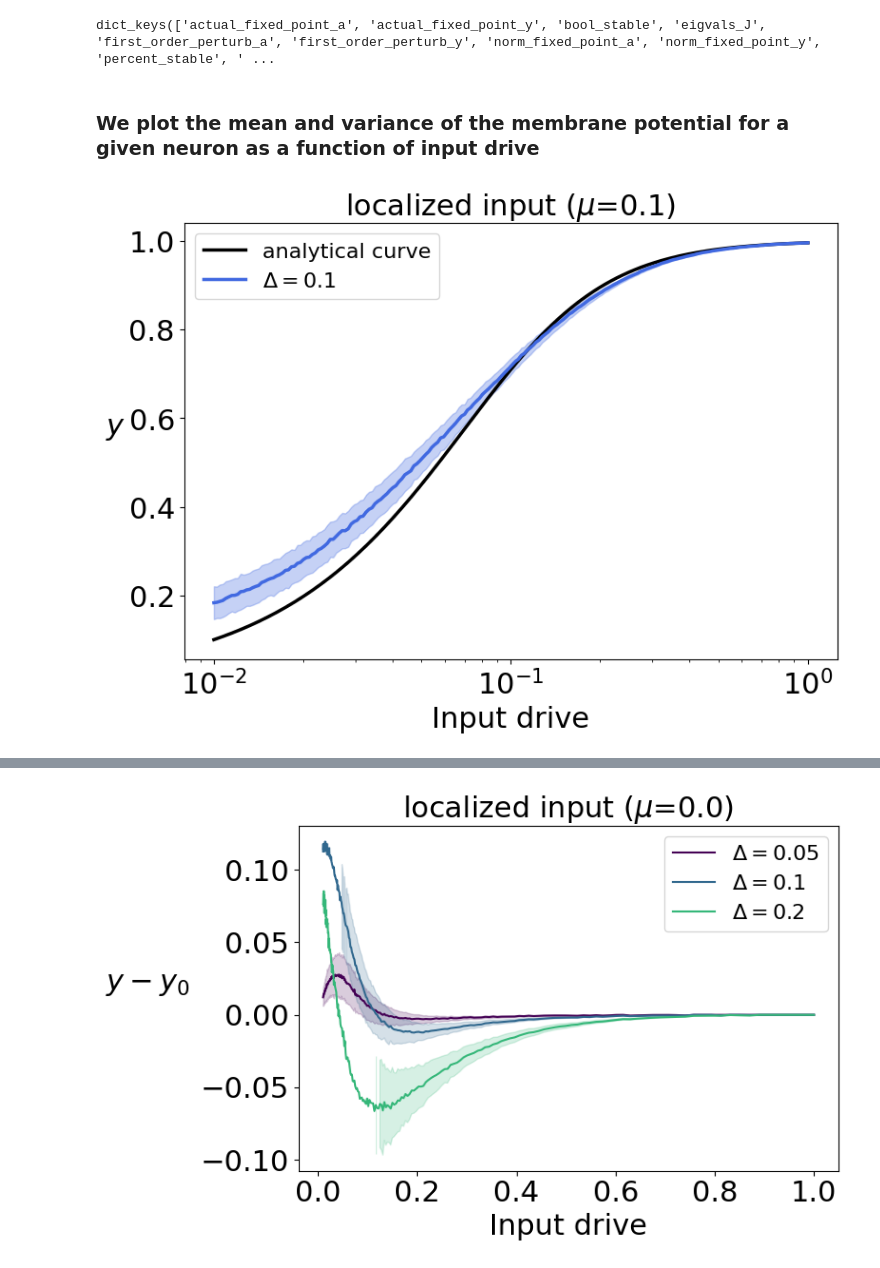
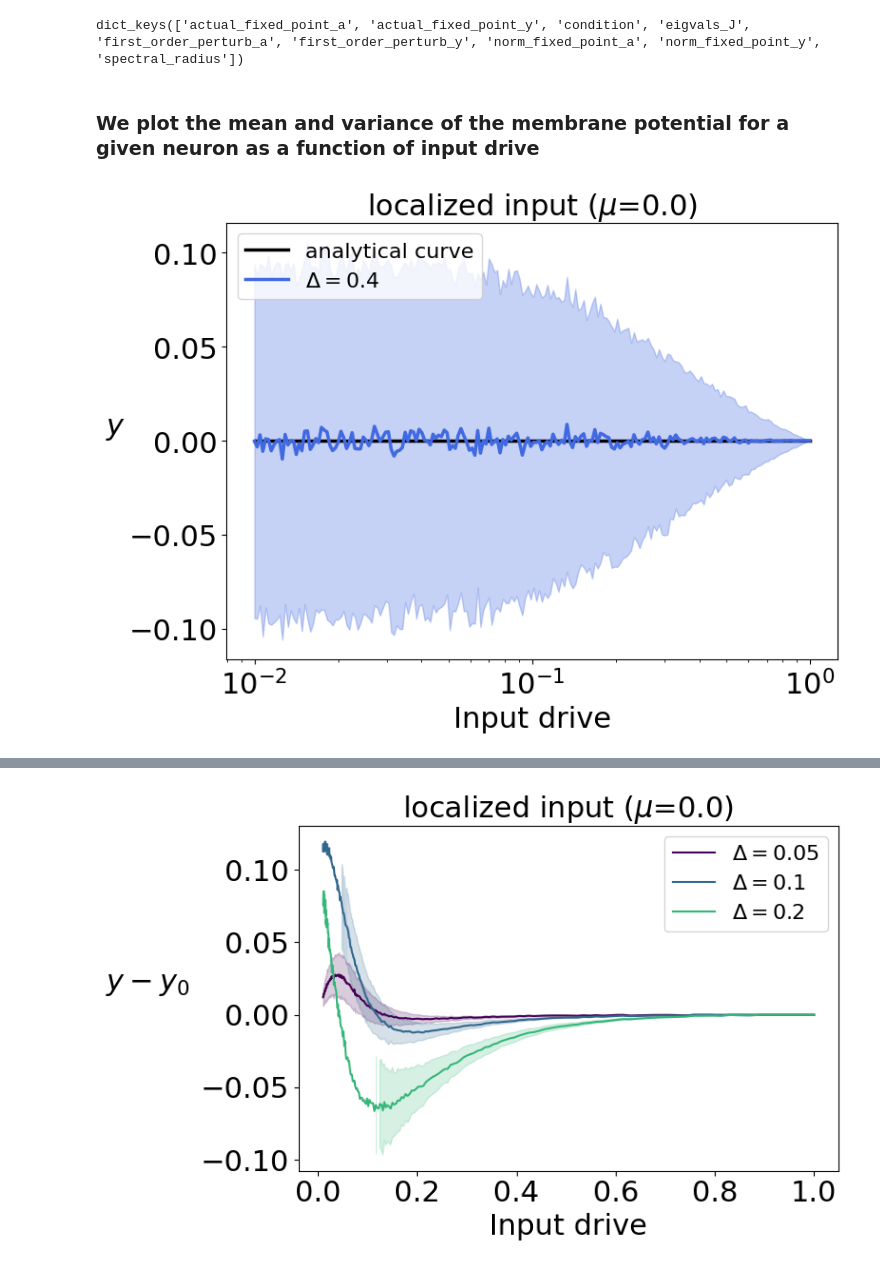
Before and after one commit to shivangrawat/perturbed_organics, a Jupyter notebook: examples/plot_lines_localized.ipynb, the cells around one changed output, grey strips where cells are left out. Drawn from its saved outputs; the diff is of its cells as text; code cells hidden in the pictures.

Commit message:
added plotting code

```diff
--- a/examples/plot_lines_localized.ipynb
+++ b/examples/plot_lines_localized.ipynb
@@ -20,10 +20,10 @@ import perturbed_organics.utils as utils
 # device = torch.device("cuda" if torch.cuda.is_available() else "cpu")
 # %%
 input_type = 'localized'
-mu = "0.1"
+mu = "0.0"
 mu_val = float(mu)
 
-folder_path = f'/vast/sr6364/perturbed_organics/data/sup/{input_type}/'
+folder_path = f'/vast/sr6364/perturbed_organics/data/adaptive_main/{input_type}/'
 # %%
 # This dictionary will map each tensor name (file name without .pt)
 # to a dictionary that maps deltaval values to the loaded tensor.
@@ -77,7 +77,7 @@ input_range = np.array(params['input_range'])
 # %%
 all_data.keys()
 # %% [output]
-dict_keys(['actual_fixed_point_a', 'actual_fixed_point_y', 'bool_stable', 'eigvals_J', 'first_order_perturb_a', 'first_order_perturb_y', 'norm_fixed_point_a', 'norm_fixed_point_y', 'percent_stable', ' ...
+dict_keys(['actual_fixed_point_a', 'actual_fixed_point_y', 'condition', 'eigvals_J', 'first_order_perturb_a', 'first_order_perturb_y', 'norm_fixed_point_a', 'norm_fixed_point_y', 'spectral_radius'])
 # %%
 actual_fp_y_dict = all_data['actual_fixed_point_y']
 norm_fp_y_dict = all_data['norm_fixed_point_y']
@@ -85,7 +85,7 @@ eigvals_dict = all_data['eigvals_J']
 # %% [markdown]
 ### We plot the mean and variance of the membrane potential for a given neuron as a function of input drive
 # %%
-idx = 0  # index of the neuron to plot the vals for
+idx = 1  # index of the neuron to plot the vals for
 # %%
 norm_sol_idx = []
 for input_norm in input_range:
@@ -105,7 +105,7 @@ plt.figure(figsize=(8, 6))
 
 # Get all the delta values and sort them (assuming they are numeric)
 # delta_keys = sorted(actual_fp_y_dict.keys())
-delta_keys = [0.1]
+delta_keys = [0.4]
 min_delta = min(delta_keys)
 max_delta = max(delta_keys)
 
@@ -116,34 +116,34 @@ for i, delta_val in enumerate(delta_keys):
     actual_fp_y = actual_fp_y_dict[delta_val]
     norm_fixed_point_y = norm_fp_y_dict[delta_val]
 
     y_val = actual_fp_y[:, :, :, idx]
 
     # y_ratio_mean = torch.mean(y_ratio, dim=2)
     y_val_mean = torch.nanmean(y_val, dim=2)
 
     # y_val_std = torch.std(y_val, dim=2) / np.sqrt(num_trials)
     y_val_std = utils.nanstd(y_val, dim=2)
 
     # plot = plt.plot(input_range, y_val_mean[0, :], label=f"$\Delta = {delta_val}$", color=plt.cm.viridis(i / len(delta_keys)), linewidth=2.5)
     # plt.fill_between(input_range, y_val_mean[0, :] - y_val_std[0, :], y_val_mean[0, :] + y_val_std[0, :], alpha=0.3, color=plt.cm.viridis(i / len(delta_keys)))
 
     plot = plt.plot(input_range, y_val_mean[0, :], label=f"$\Delta = {delta_val}$", color='royalblue', linewidth=2.5)
     plt.fill_between(input_range, y_val_mean[0, :] - y_val_std[0, :], y_val_mean[0, :] + y_val_std[0, :], alpha=0.3, color='royalblue')
 
 plt.xlabel('Input drive', fontsize=22)
 plt.ylabel(r"$y$", fontsize=22, rotation=0, labelpad=10)
 plt.title(f"{input_type} input ($\mu$={mu})", fontsize=22)
 # plot x axis logscale
 plt.xscale('log')
 # plt.ylim([-0.05, 2])
 plt.legend(fontsize=16, loc='upper left')
 plt.xticks(fontsize=22)
 plt.yticks(fontsize=22)
 plt.tight_layout()
 # save this plot
 plt.show()
 # %% [output]
-[figure, old version]
+[figure, new version]
 # %%
 plt.figure(figsize=(8, 6))
 
```
Also changed, not shown: parts of 3 cells of this notebook, 5 other files.
